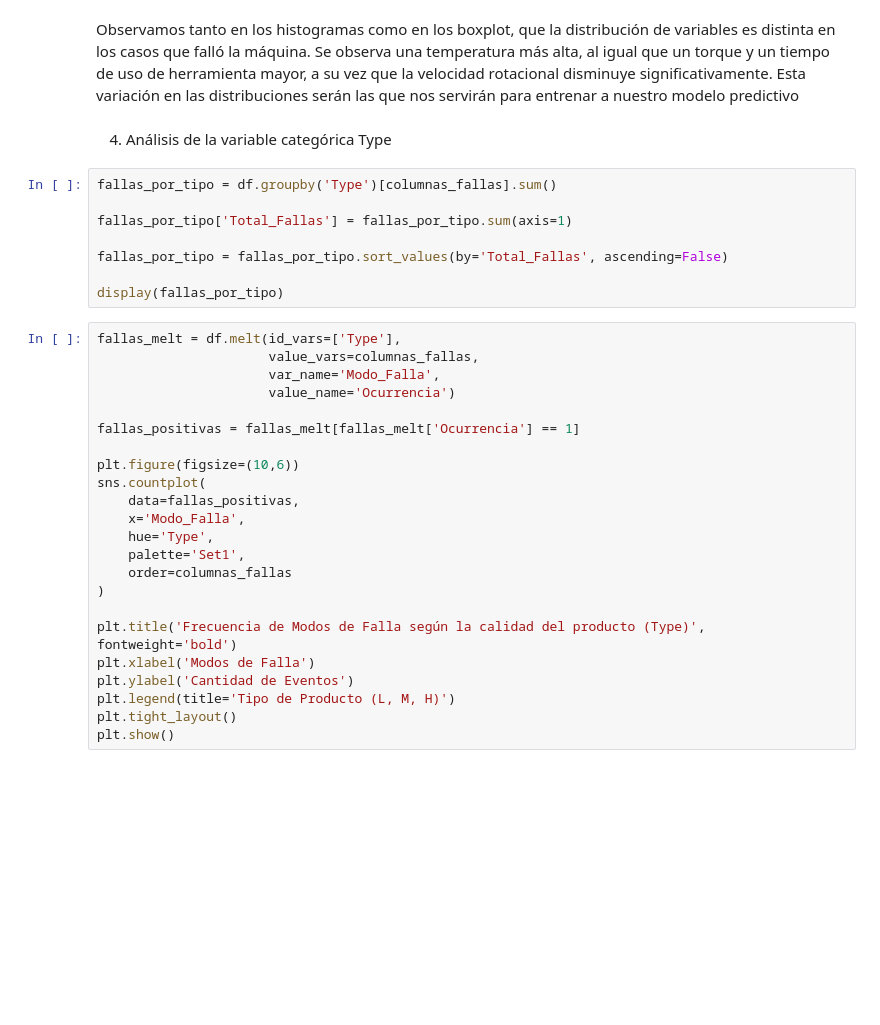
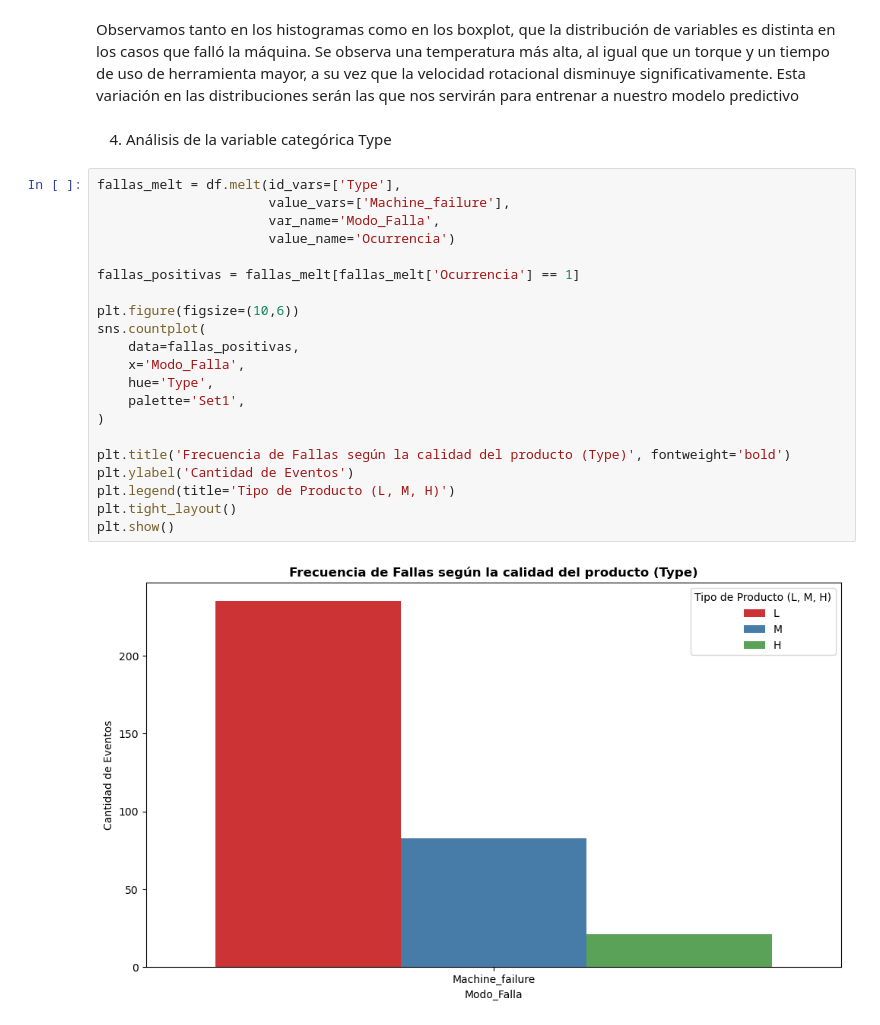
Before and after one commit to rubiosanti3-arch/Proyecto-Final-YPF-DS---Grupo-8, a Jupyter notebook: eda_pipeline.ipynb, the cells around one changed output. Drawn from its saved outputs; the diff is of its cells as text; blank space fills up the shorter version.

```diff
--- a/eda_pipeline.ipynb
+++ b/eda_pipeline.ipynb
@@ -241,35 +480,27 @@ plt.show()
 # %% [markdown]
 Observamos tanto en los histogramas como en los boxplot, que la distribución de variables es distinta en los casos que falló la máquina. Se observa una temperatura más alta, al igual que un torque y un tiempo de uso de herramienta mayor, a su vez que la velocidad rotacional disminuye significativamente. Esta variación en las distribuciones serán las que nos servirán para entrenar a nuestro modelo predictivo
-# %% [markdown]
-4. Análisis de la variable categórica Type
-# %%
-fallas_por_tipo = df.groupby('Type')[columnas_fallas].sum()
-
-fallas_por_tipo['Total_Fallas'] = fallas_por_tipo.sum(axis=1)
-
-fallas_por_tipo = fallas_por_tipo.sort_values(by='Total_Fallas', ascending=False)
-
-display(fallas_por_tipo)
-# %%
-fallas_melt = df.melt(id_vars=['Type'],
-                      value_vars=columnas_fallas,
-                      var_name='Modo_Falla',
-                      value_name='Ocurrencia')
-
-fallas_positivas = fallas_melt[fallas_melt['Ocurrencia'] == 1]
-
-plt.figure(figsize=(10,6))
-sns.countplot(
-    data=fallas_positivas,
-    x='Modo_Falla',
-    hue='Type',
-    palette='Set1',
-    order=columnas_fallas
-)
-
-plt.title('Frecuencia de Modos de Falla según la calidad del producto (Type)', fontweight='bold')
-plt.xlabel('Modos de Falla')
-plt.ylabel('Cantidad de Eventos')
-plt.legend(title='Tipo de Producto (L, M, H)')
-plt.tight_layout()
-plt.show()
+# %% [markdown]
+4. Análisis de la variable categórica Type
+# %%
+fallas_melt = df.melt(id_vars=['Type'],
+                      value_vars=['Machine_failure'],
+                      var_name='Modo_Falla',
+                      value_name='Ocurrencia')
+
+fallas_positivas = fallas_melt[fallas_melt['Ocurrencia'] == 1]
+
+plt.figure(figsize=(10,6))
+sns.countplot(
+    data=fallas_positivas,
+    x='Modo_Falla',
+    hue='Type',
+    palette='Set1',
+)
+
+plt.title('Frecuencia de Fallas según la calidad del producto (Type)', fontweight='bold')
+plt.ylabel('Cantidad de Eventos')
+plt.legend(title='Tipo de Producto (L, M, H)')
+plt.tight_layout()
+plt.show()
+# %% [output]
+[figure, added]
```
Also changed, not shown: parts of 64 cells of this notebook, 2 other files.
